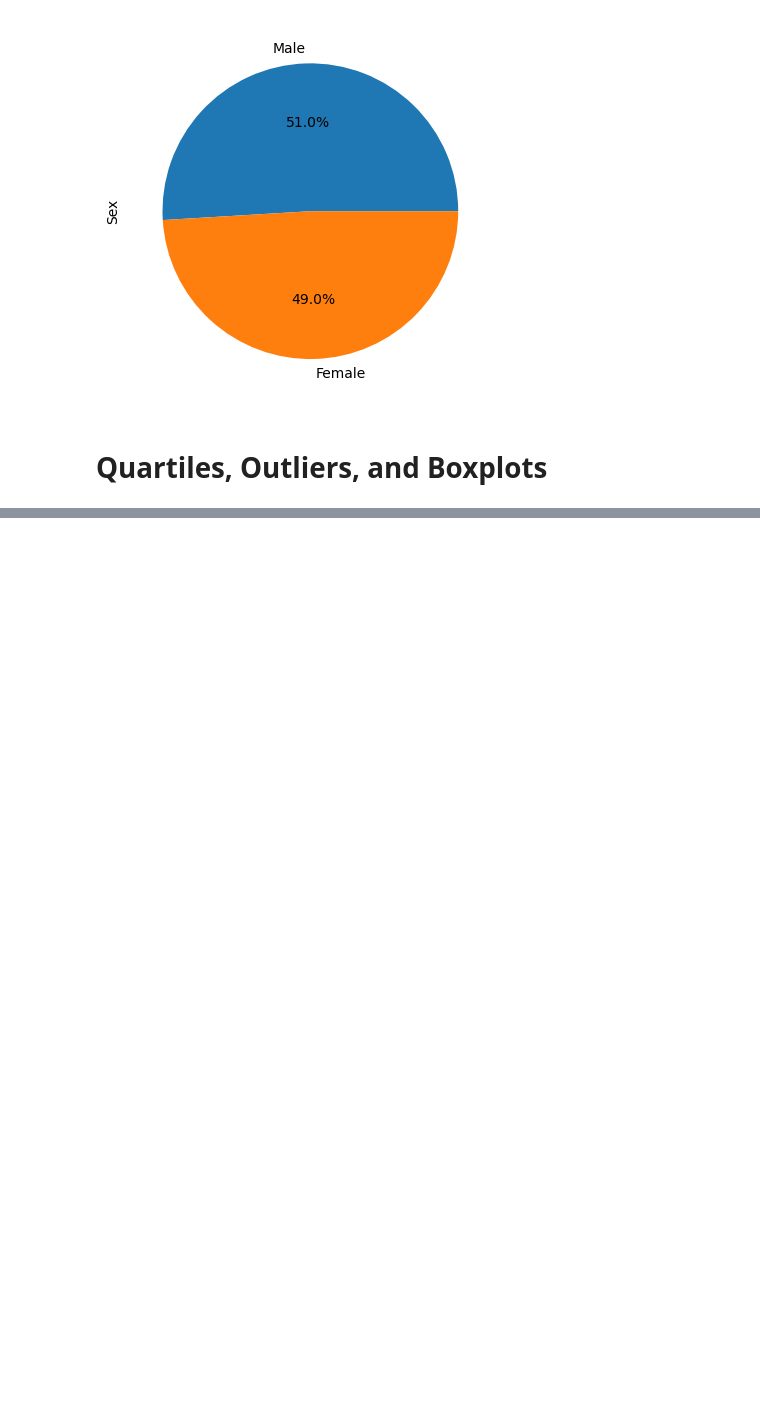
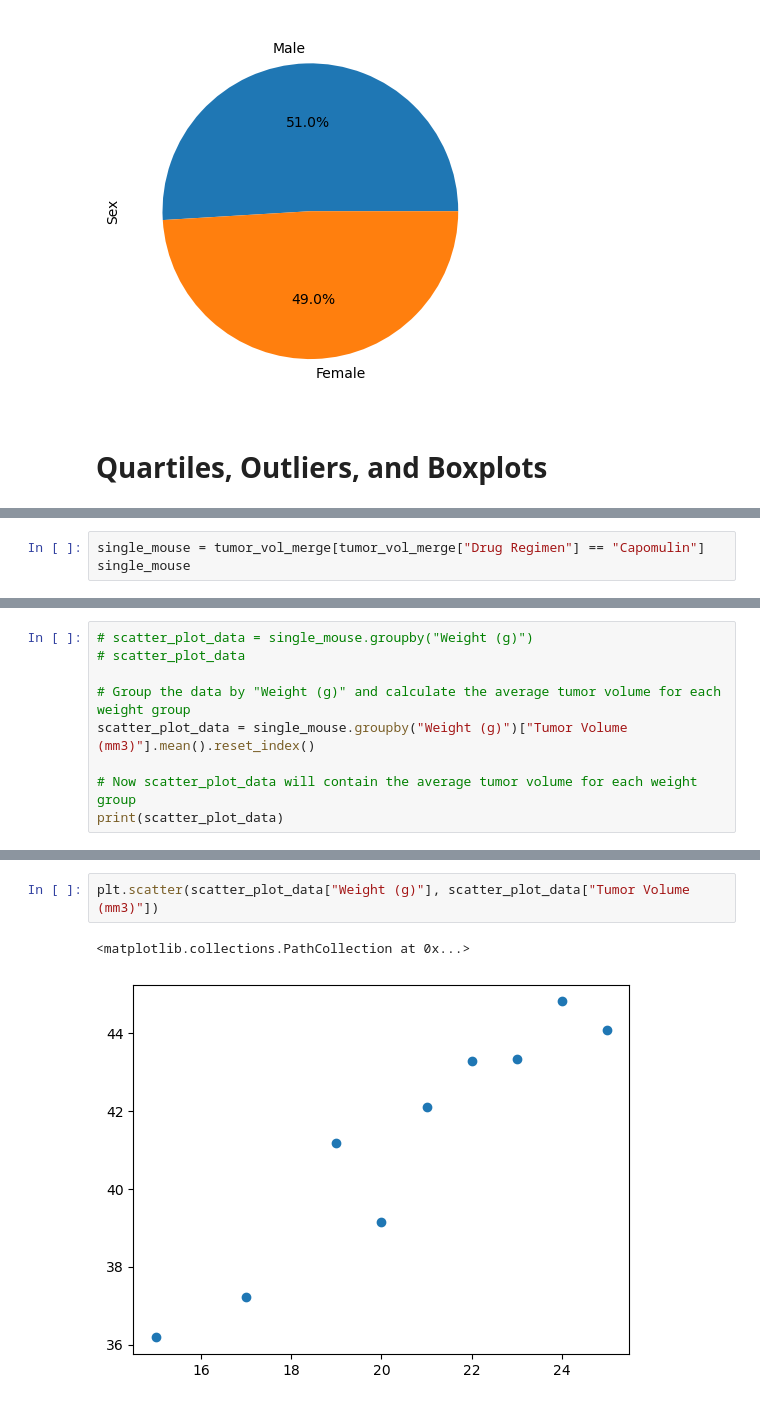
Before and after one commit to gburlew/module-5-challenge, a Jupyter notebook: main.ipynb, the cells around one changed output, grey strips where cells are left out. Saved outputs shown, nothing was run; the diff lists cells and outputs as text; blank space fills up the shorter version.

```diff
--- a/main.ipynb
+++ b/main.ipynb
@@ -241,0 +226,3 @@ Name: Tumor Volume (mm3), dtype: float64]
+# %%
+single_mouse = tumor_vol_merge[tumor_vol_merge["Drug Regimen"] == "Capomulin"]
+single_mouse
@@ -241,0 +274,9 @@ Name: Tumor Volume (mm3), dtype: float64]
+# %%
+# scatter_plot_data = single_mouse.groupby("Weight (g)")
+# scatter_plot_data
+
+# Group the data by "Weight (g)" and calculate the average tumor volume for each weight group
+scatter_plot_data = single_mouse.groupby("Weight (g)")["Tumor Volume (mm3)"].mean().reset_index()
+
+# Now scatter_plot_data will contain the average tumor volume for each weight group
+print(scatter_plot_data)
@@ -241,0 +294,5 @@ Name: Tumor Volume (mm3), dtype: float64]
+# %%
+plt.scatter(scatter_plot_data["Weight (g)"], scatter_plot_data["Tumor Volume (mm3)"])
+# %% [output]
+<matplotlib.collections.PathCollection at 0x...>
+[figure, added]
```
Also changed, not shown: parts of 10 cells of this notebook.
